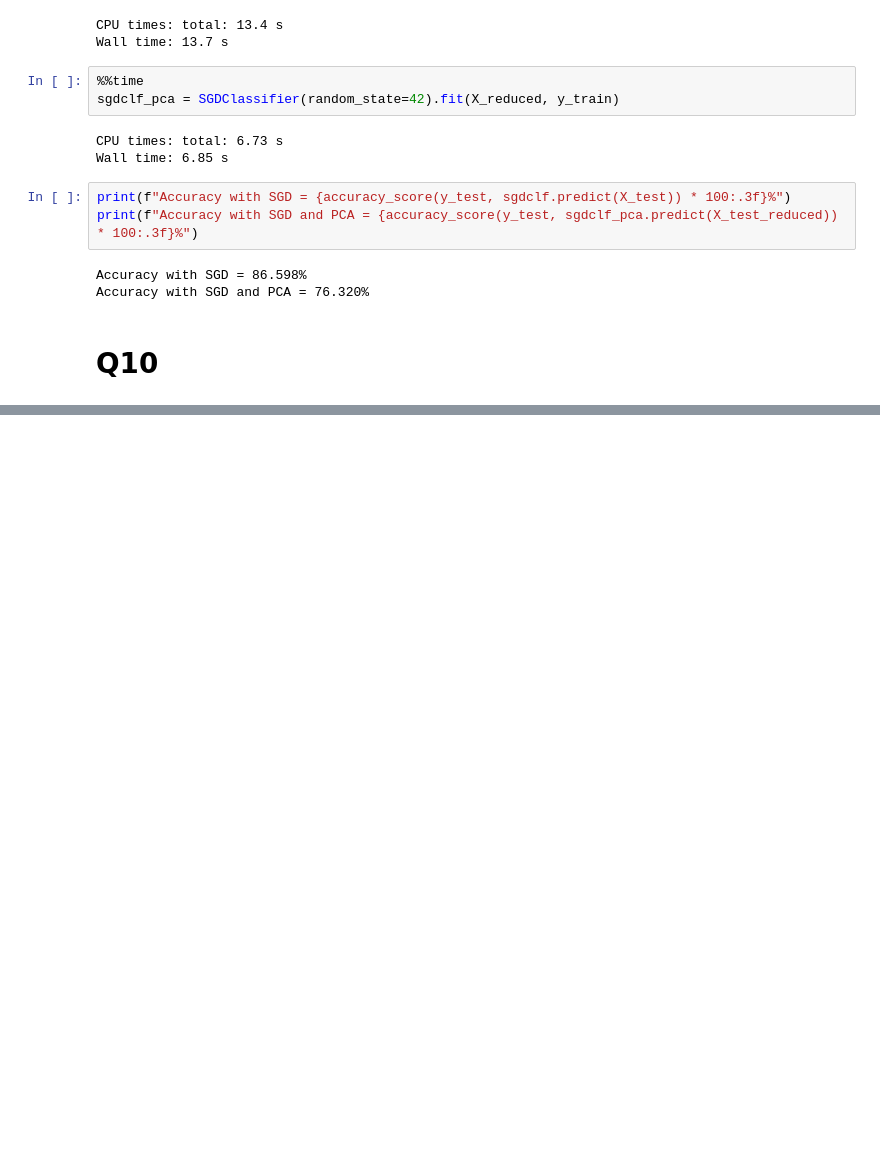
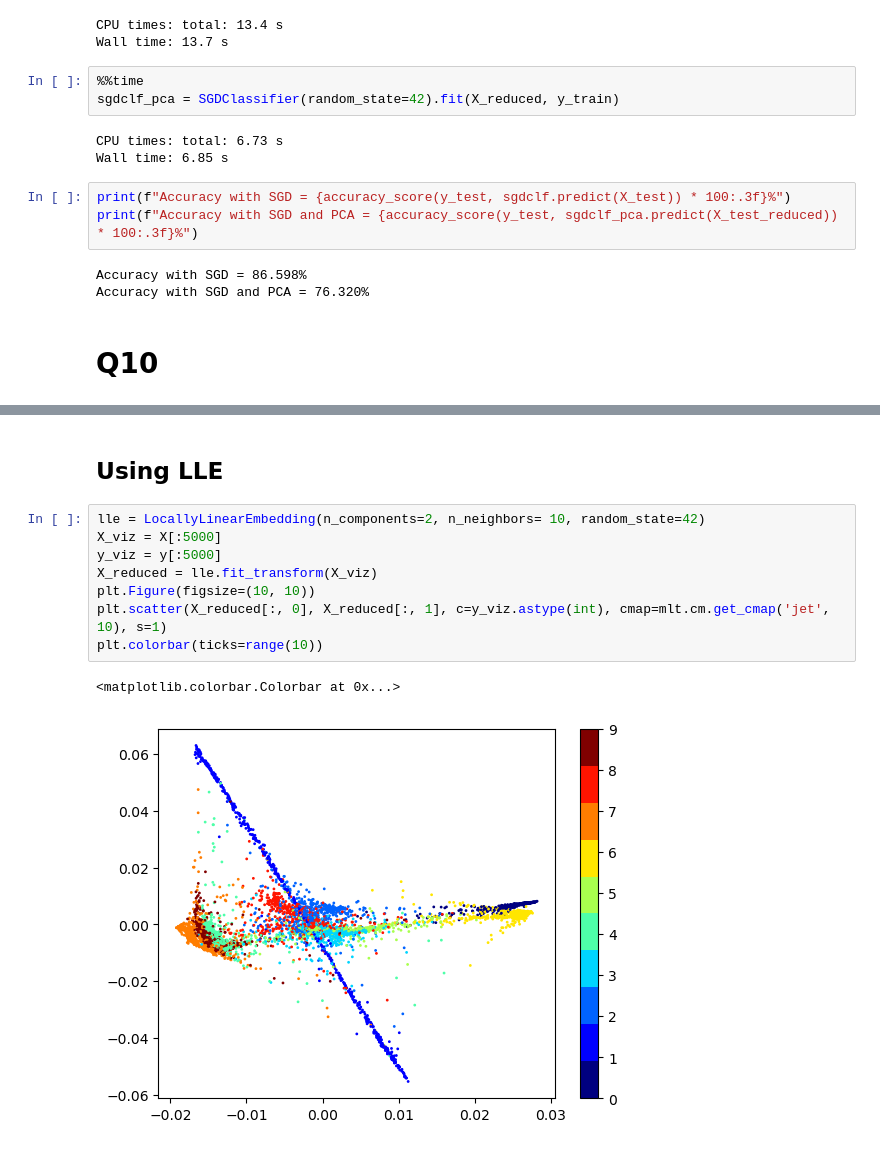
Before and after one commit to abdoitman/Hands-On-ML, a Jupyter notebook: Chapter 8 - Dimensionality Reduction/Q9.ipynb, the cells around one changed output, grey strips where cells are left out. Drawn from its saved outputs; the diff is of its cells as text; blank space fills up the shorter version.

```diff
--- a/Chapter 8 - Dimensionality Reduction/Q9.ipynb
+++ b/Chapter 8 - Dimensionality Reduction/Q9.ipynb
@@ -73,0 +100,13 @@ Accuracy with SGD and PCA = 76.320%
+# %% [markdown]
+## Using LLE
+# %%
+lle = LocallyLinearEmbedding(n_components=2, n_neighbors= 10, random_state=42)
+X_viz = X[:5000]
+y_viz = y[:5000]
+X_reduced = lle.fit_transform(X_viz)
+plt.Figure(figsize=(10, 10))
+plt.scatter(X_reduced[:, 0], X_reduced[:, 1], c=y_viz.astype(int), cmap=mlt.cm.get_cmap('jet', 10), s=1)
+plt.colorbar(ticks=range(10))
+# %% [output]
+<matplotlib.colorbar.Colorbar at 0x...>
+[figure, added]
```
Also changed, not shown: parts of 5 cells of this notebook.
